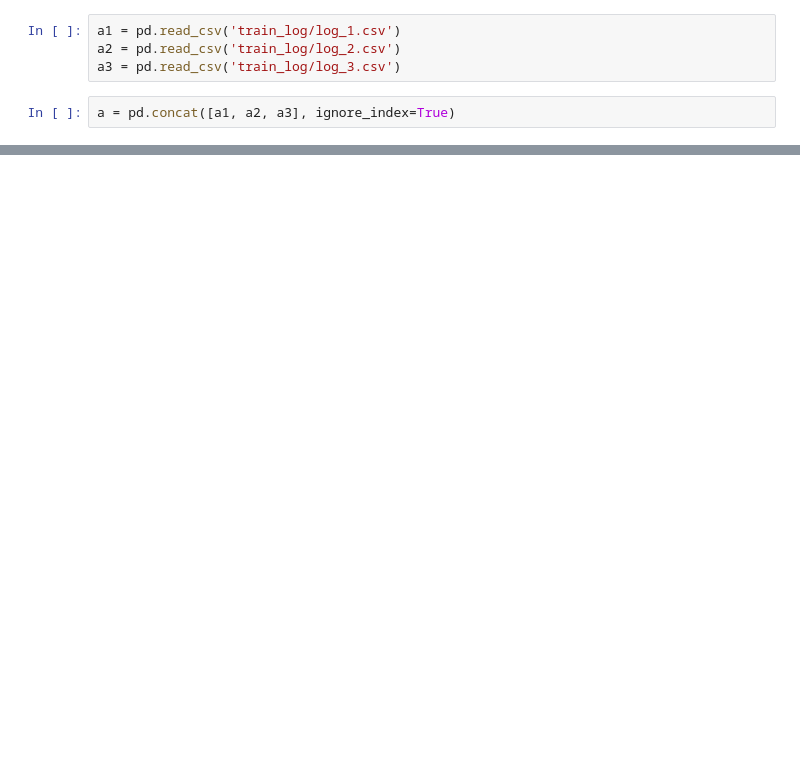
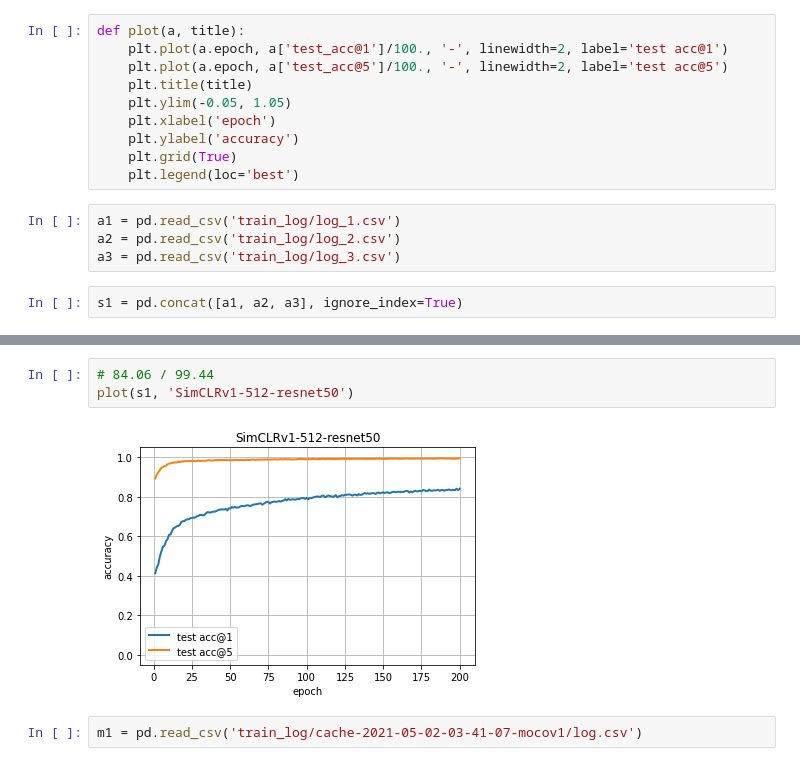
Before and after one commit to Cheng-Chen-NYU/cssl, a Jupyter notebook: illustrate.ipynb, the cells around one changed output, grey strips where cells are left out. Drawn from its saved outputs; the diff is of its cells as text; blank space fills up the shorter version.

```diff
--- a/illustrate.ipynb
+++ b/illustrate.ipynb
@@ -1,9 +1,19 @@
 # %%
 import pandas as pd
 import matplotlib.pyplot as plt
+# %%
+def plot(a, title):
+    plt.plot(a.epoch, a['test_acc@1']/100., '-', linewidth=2, label='test acc@1')
+    plt.plot(a.epoch, a['test_acc@5']/100., '-', linewidth=2, label='test acc@5')
+    plt.title(title)
+    plt.ylim(-0.05, 1.05)
+    plt.xlabel('epoch')
+    plt.ylabel('accuracy')
+    plt.grid(True)
+    plt.legend(loc='best')
 # %%
 a1 = pd.read_csv('train_log/log_1.csv')
 a2 = pd.read_csv('train_log/log_2.csv')
 a3 = pd.read_csv('train_log/log_3.csv')
 # %%
-a = pd.concat([a1, a2, a3], ignore_index=True)
+s1 = pd.concat([a1, a2, a3], ignore_index=True)
@@ -37,0 +36,7 @@ plt.legend()
+# %%
+# 84.06 / 99.44
+plot(s1, 'SimCLRv1-512-resnet50')
+# %% [output]
+[figure, added]
+# %%
+m1 = pd.read_csv('train_log/cache-2021-05-02-03-41-07-mocov1/log.csv')
```
Also changed, not shown: parts of 5 cells of this notebook, 4 other files.
